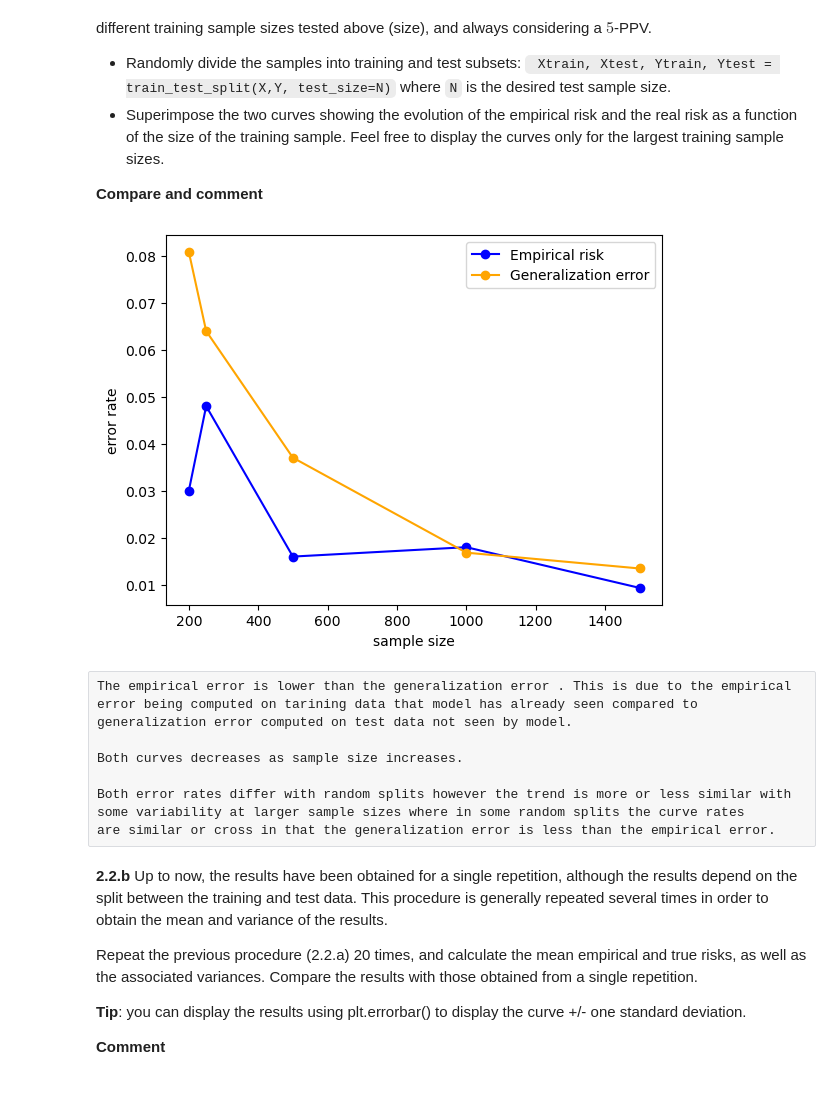
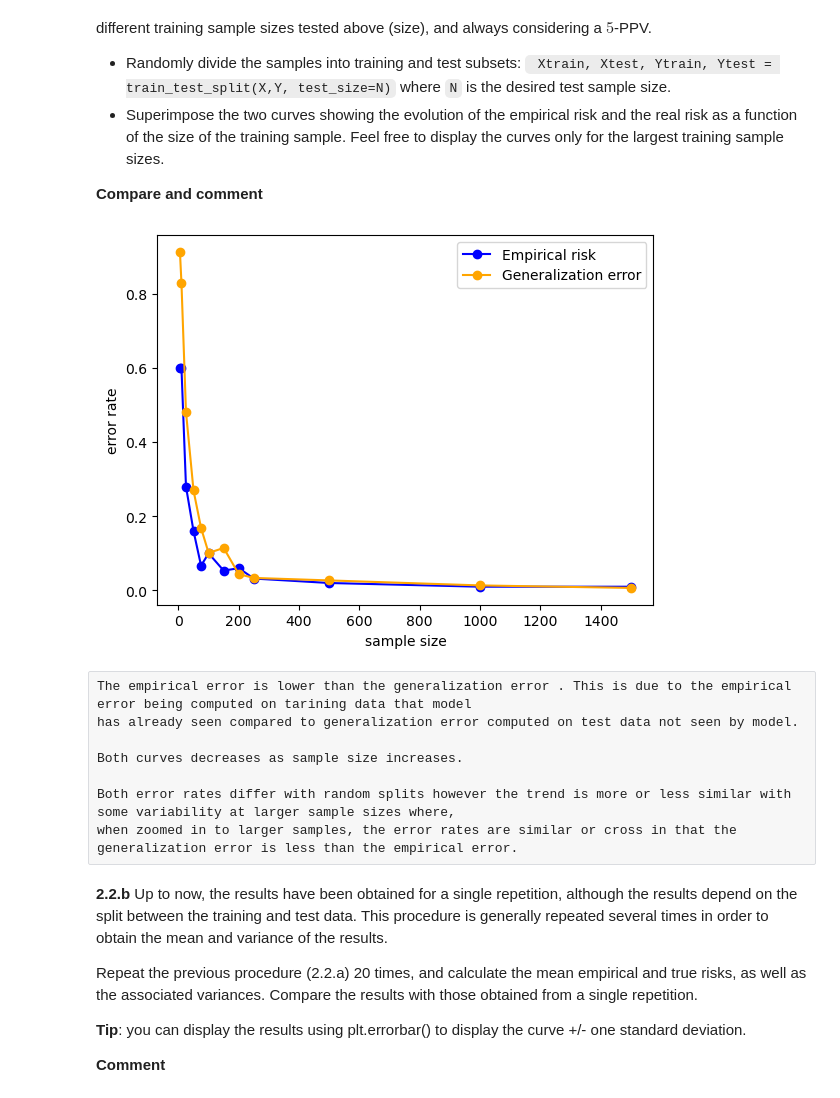
Before and after one commit to Ethel-Ogallo/UBS_ML, a Jupyter notebook: Labs/TP-modelSelection.ipynb, the cells around one changed output. Drawn from its saved outputs; the diff is of its cells as text; code cells hidden in the pictures.

```diff
--- a/Labs/TP-modelSelection.ipynb
+++ b/Labs/TP-modelSelection.ipynb
@@ -212,44 +213,44 @@ gen_errors = []
 for s in size:
     # select random sample of size s
     subset_indices = random.sample(range(len(Xtrain)), s)
     Xtrain_subset = Xtrain[subset_indices]
     Ytrain_subset = Ytrain[subset_indices]
 
     # model fit
     knn = KNeighborsClassifier(n_neighbors=5)
     knn.fit(Xtrain_subset, Ytrain_subset)
 
     # empirical error rate
     ytrain_pred = knn.predict(Xtrain_subset)
     OA = accuracy_score(Ytrain_subset, ytrain_pred)
     error_rate = 1 - OA
     errors.append(error_rate)
 
     # generalization error
     Ytest_pred = knn.predict(Xtest)
     OA = accuracy_score(Ytest, Ytest_pred)
     gen_error = 1 - OA
     gen_errors.append(gen_error)
 
 
 # plot empirical risk as a function of sample size
 plt.figure()
-plt.plot(size[-5:], errors[-5:], marker='o', color='blue', label='Empirical risk')
-plt.plot(size[-5:], gen_errors[-5:], marker='o', color='orange', label='Generalization error')
+plt.plot(size, errors, marker='o', color='blue', label='Empirical risk')
+plt.plot(size, gen_errors, marker='o', color='orange', label='Generalization error')
 plt.legend()
 plt.xlabel('sample size')
 plt.ylabel('error rate')
 plt.show()
 # %% [output]
-[figure, old version]
+[figure, new version]
 # %% [raw]
-The empirical error is lower than the generalization error . This is due to the empirical error being computed on tarining data that model has already seen compared to
-generalization error computed on test data not seen by model.
+The empirical error is lower than the generalization error . This is due to the empirical error being computed on tarining data that model
+has already seen compared to generalization error computed on test data not seen by model.
 
 Both curves decreases as sample size increases.
 
-Both error rates differ with random splits however the trend is more or less similar with some variability at larger sample sizes where in some random splits the curve rates
-are similar or cross in that the generalization error is less than the empirical error.
+Both error rates differ with random splits however the trend is more or less similar with some variability at larger sample sizes where,
+when zoomed in to larger samples, the error rates are similar or cross in that the generalization error is less than the empirical error.
 # %% [markdown]
 **2.2.b** Up to now, the results have been obtained for a single repetition, although the results depend on the split between the training and test data. This procedure is generally repeated several times in order to obtain the mean and variance of the results.
 
```
Also changed, not shown: parts of 11 cells of this notebook.
